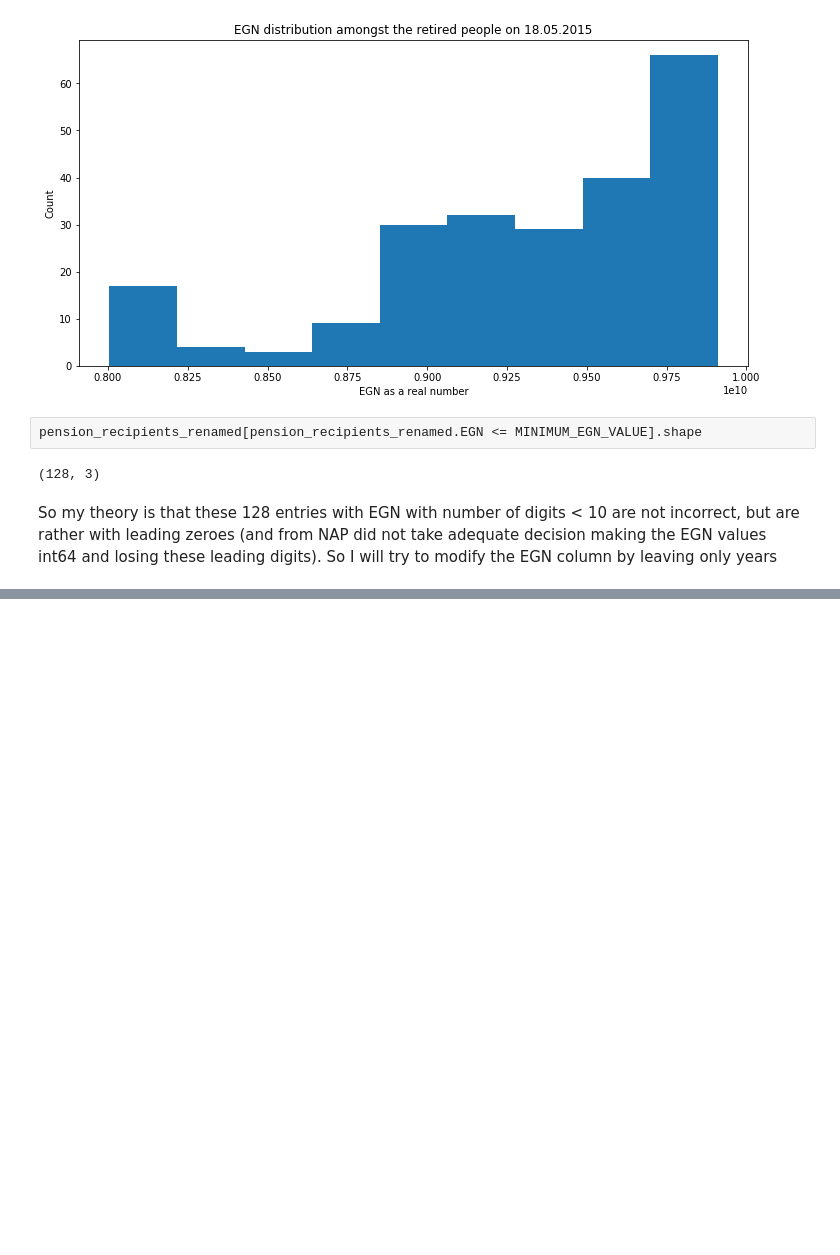
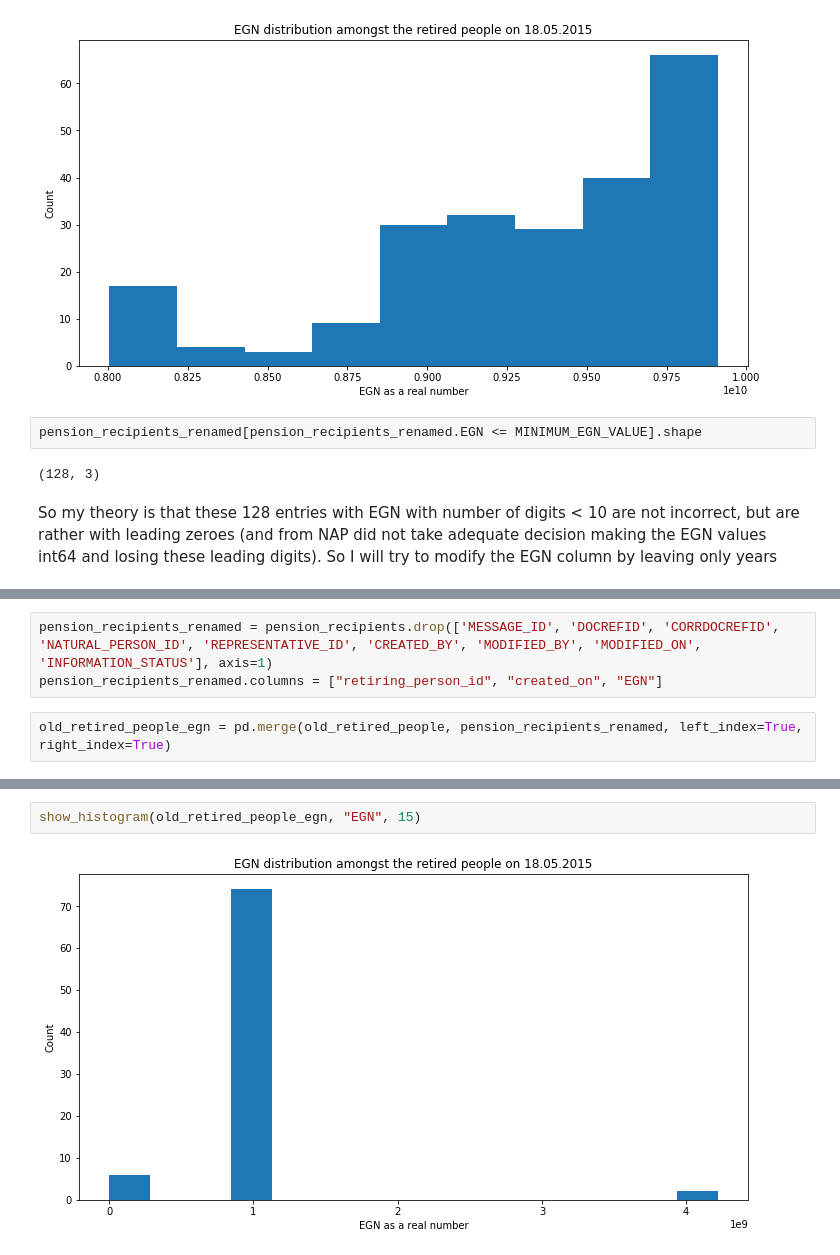
Before and after one commit to viraco4a/SoftUni, a Jupyter notebook: DataScience/Exam/Kaloyan_Zlatkov_Data_Science_Exam_Jul_2019.ipynb, the cells around one changed output, grey strips where cells are left out. Drawn from its saved outputs; the diff is of its cells as text; blank space fills up the shorter version.

```diff
--- a/DataScience/Exam/Kaloyan_Zlatkov_Data_Science_Exam_Jul_2019.ipynb
+++ b/DataScience/Exam/Kaloyan_Zlatkov_Data_Science_Exam_Jul_2019.ipynb
@@ -397,0 +447,5 @@ AssertionError: 1900 != 1901.0
+# %%
+pension_recipients_renamed = pension_recipients.drop(['MESSAGE_ID', 'DOCREFID', 'CORRDOCREFID', 'NATURAL_PERSON_ID', 'REPRESENTATIVE_ID', 'CREATED_BY', 'MODIFIED_BY', 'MODIFIED_ON', 'INFORMATION_STATUS'], axis=1)
+pension_recipients_renamed.columns = ["retiring_person_id", "created_on", "EGN"]
+# %%
+old_retired_people_egn = pd.merge(old_retired_people, pension_recipients_renamed, left_index=True, right_index=True)
@@ -397,0 +461,4 @@ AssertionError: 1900 != 1901.0
+# %%
+show_histogram(old_retired_people_egn, "EGN", 15)
+# %% [output]
+[figure, added]
```
Also changed, not shown: parts of 67 cells of this notebook.
